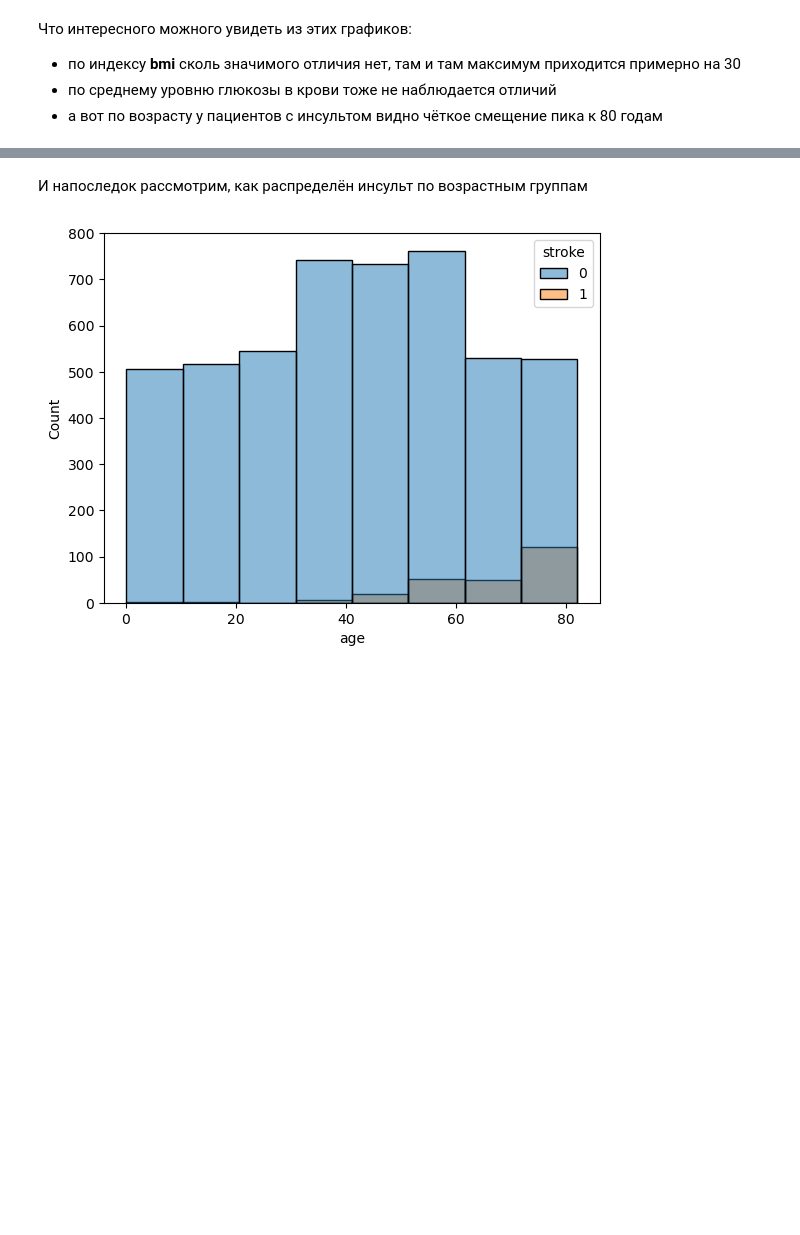
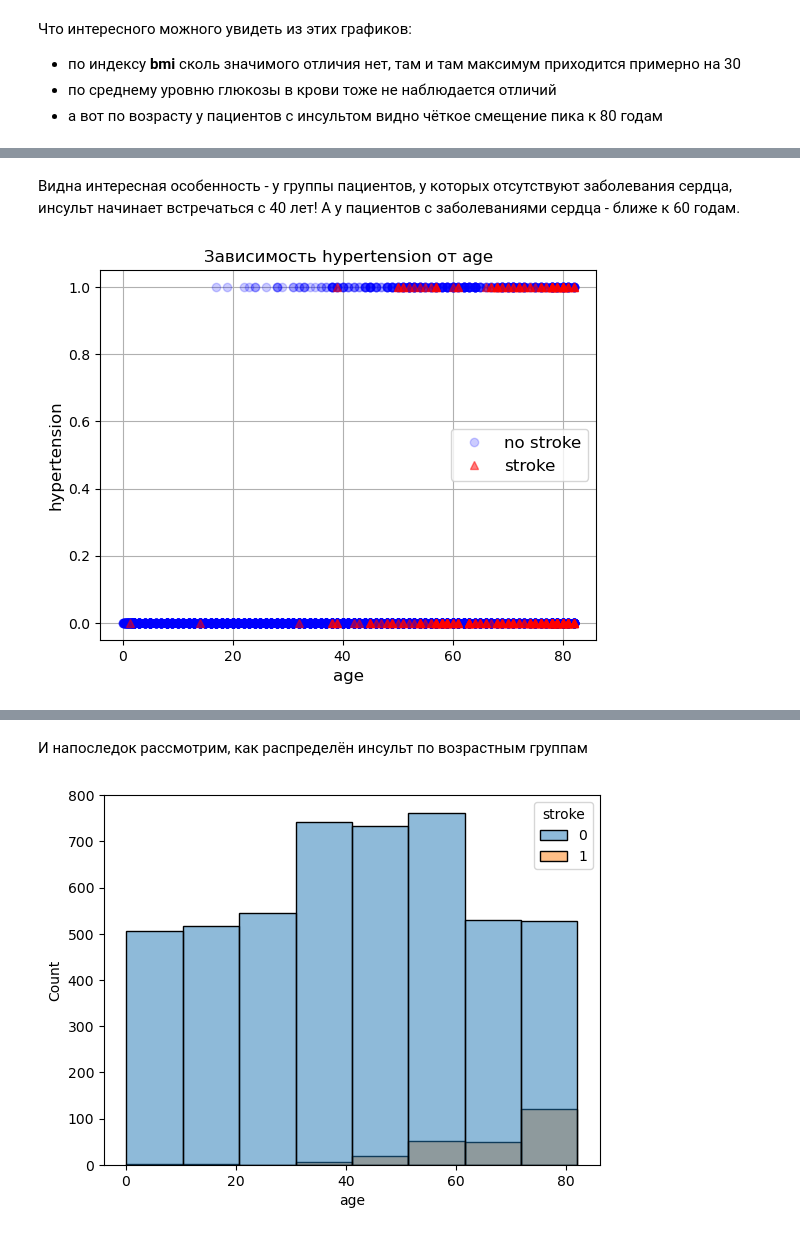
Before and after one commit to d-vitkovskiy/kaggle-projects, a Jupyter notebook: 1_brain_stroke/brain_stroke.ipynb, the cells around one changed output, grey strips where cells are left out. Cells and saved outputs as stored; diff of their text form; code cells hidden in the pictures; blank space fills up the shorter version.

```diff
--- a/1_brain_stroke/brain_stroke.ipynb
+++ b/1_brain_stroke/brain_stroke.ipynb
@@ -328,0 +290,7 @@ plt.legend();
+# %% [markdown]
+Видна интересная особенность - у группы пациентов, у которых отсутствуют заболевания сердца, инсульт начинает встречаться с 40 лет! А у пациентов с заболеваниями сердца - ближе к 60 годам.
+# %%
+plot_stroke('age', 'hypertension')
+plt.title('Зависимость hypertension от age');
+# %% [output]
+[figure, added]
```
Also changed, not shown: parts of 372 cells of this notebook.
